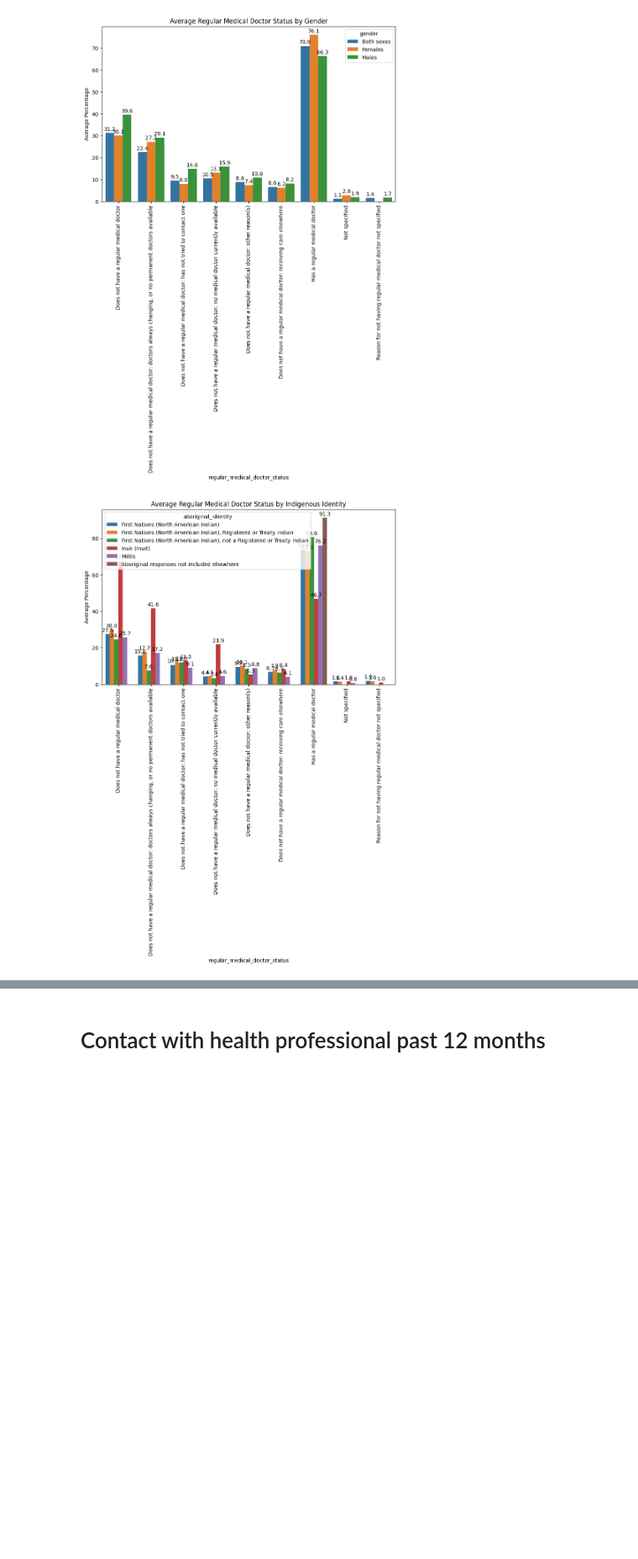
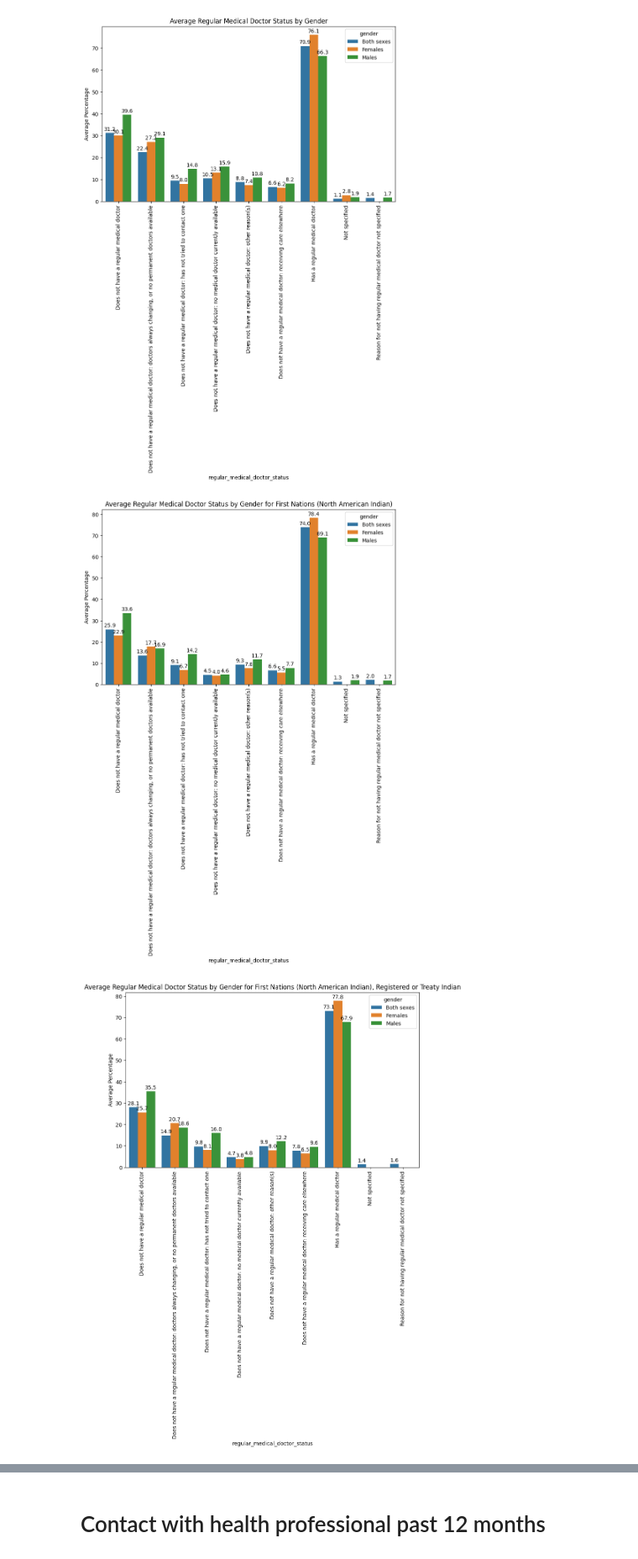
Before and after one commit to s8aH/GLOCAL-indigenous-healthcare, a Jupyter notebook: healthcare_access_2017_analysis.ipynb, the cells around one changed output, grey strips where cells are left out. Shown at 84% size. Saved outputs shown, nothing was run; the diff lists cells and outputs as text; code cells hidden in the pictures; blank space fills up the shorter version.

```diff
--- a/healthcare_access_2017_analysis.ipynb
+++ b/healthcare_access_2017_analysis.ipynb
@@ -96,8 +96,6 @@ df = df.rename(columns={'sex':'gender'})
 # %%
+# shorten specific response values for clearer visualization
 def shorten_response(col, val):
-    """
-    Shortens survey responses for a given column and value.
-    """
     if str(val).startswith('Not specified'):
             return 'Not specified'
     if col == 'received_dental_care_3yr':
@@ -143,13 +141,15 @@ plot_bar_chart(df,
 # %% [output]
 [figure]
 # %%
-# plot regular_medical_doctor_status
-plot_bar_chart(df,
+for ind_identity in df['aboriginal_identity'].unique():
+    df_ind = df[df['aboriginal_identity'] == ind_identity]
+    plot_bar_chart(df_ind,
     x='regular_medical_doctor_status',
-    hue='aboriginal_identity',
-    title='Average Regular Medical Doctor Status by Indigenous Identity',
+    hue='gender',
+    title='Average Regular Medical Doctor Status by Gender for '+ind_identity,
     stat='Percent',
-    stacked_by=None
+    stacked_by=None,
 )
 # %% [output]
-[figure, old version]
+[figure, new version]
+[figure, added]
```
Also changed, not shown: parts of 5 cells of this notebook, 1 other file.
